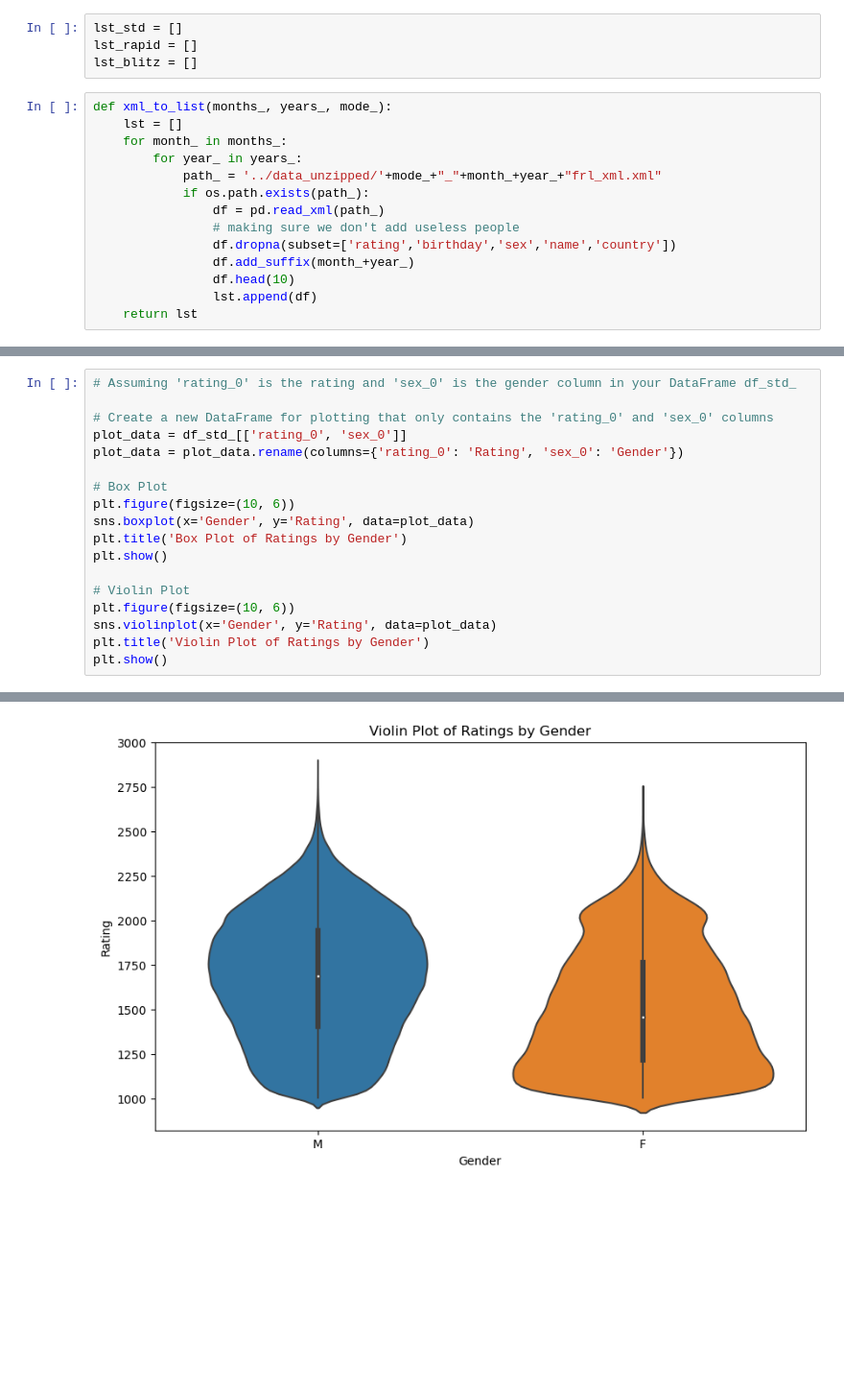
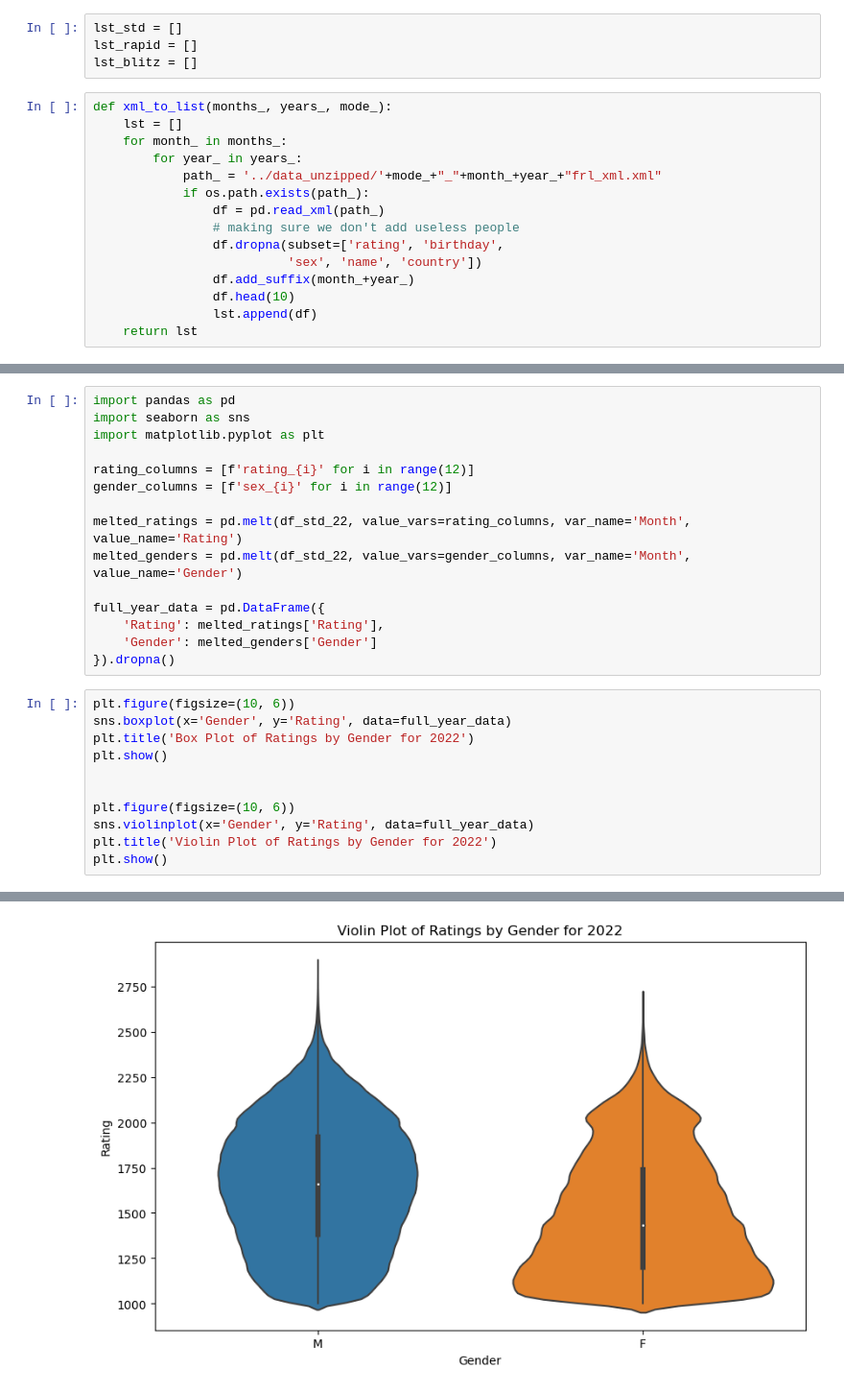
Before and after one commit to koalapowered/da_project, a Jupyter notebook: main/EDA.ipynb, the cells around one changed output, grey strips where cells are left out. Shown at 96% size. Cells and saved outputs as stored; diff of their text form; blank space fills up the shorter version.

```diff
--- a/main/EDA.ipynb
+++ b/main/EDA.ipynb
@@ -58,7 +70,8 @@ def xml_to_list(months_, years_, mode_):
             if os.path.exists(path_):
                 df = pd.read_xml(path_)
                 # making sure we don't add useless people
-                df.dropna(subset=['rating','birthday','sex','name','country'])
+                df.dropna(subset=['rating', 'birthday',
+                          'sex', 'name', 'country'])
                 df.add_suffix(month_+year_)
                 df.head(10)
                 lst.append(df)
@@ -319,19 +1052,27 @@ The Cumulative Distribution Function plot reveals several key insights about the
+# %%
+import pandas as pd
+import seaborn as sns
+import matplotlib.pyplot as plt
+
+rating_columns = [f'rating_{i}' for i in range(12)]
+gender_columns = [f'sex_{i}' for i in range(12)]
+
+melted_ratings = pd.melt(df_std_22, value_vars=rating_columns, var_name='Month', value_name='Rating')
+melted_genders = pd.melt(df_std_22, value_vars=gender_columns, var_name='Month', value_name='Gender')
+
+full_year_data = pd.DataFrame({
+    'Rating': melted_ratings['Rating'],
+    'Gender': melted_genders['Gender']
+}).dropna()
 # %%
-# Assuming 'rating_0' is the rating and 'sex_0' is the gender column in your DataFrame df_std_
-
-# Create a new DataFrame for plotting that only contains the 'rating_0' and 'sex_0' columns
-plot_data = df_std_[['rating_0', 'sex_0']]
-plot_data = plot_data.rename(columns={'rating_0': 'Rating', 'sex_0': 'Gender'})
-
-# Box Plot
 plt.figure(figsize=(10, 6))
-sns.boxplot(x='Gender', y='Rating', data=plot_data)
-plt.title('Box Plot of Ratings by Gender')
+sns.boxplot(x='Gender', y='Rating', data=full_year_data)
+plt.title('Box Plot of Ratings by Gender for 2022')
 plt.show()
 
-# Violin Plot
+
 plt.figure(figsize=(10, 6))
-sns.violinplot(x='Gender', y='Rating', data=plot_data)
-plt.title('Violin Plot of Ratings by Gender')
+sns.violinplot(x='Gender', y='Rating', data=full_year_data)
+plt.title('Violin Plot of Ratings by Gender for 2022')
 plt.show()
 # %% [output]
@@ -339,2 +1080,2 @@ plt.show()
-[figure, old version]
+[figure, new version]
 # %% [markdown]
```
Also changed, not shown: parts of 123 cells of this notebook, 2 other files.
